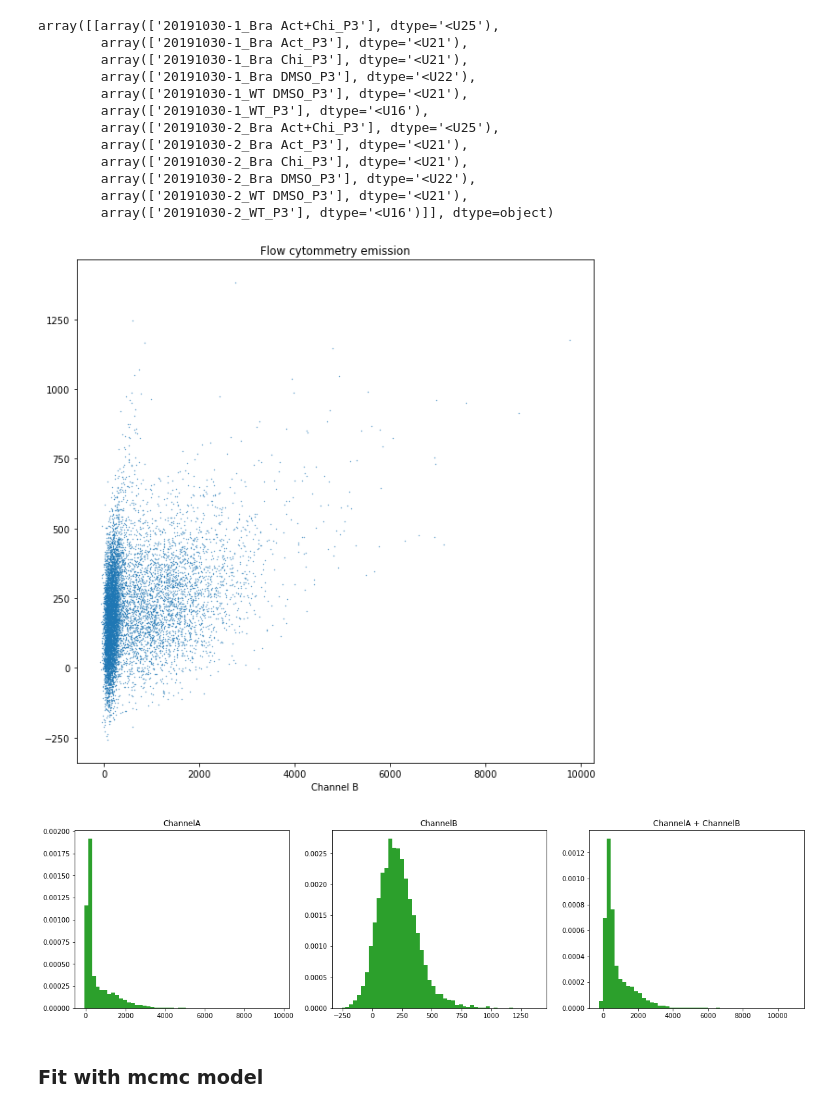
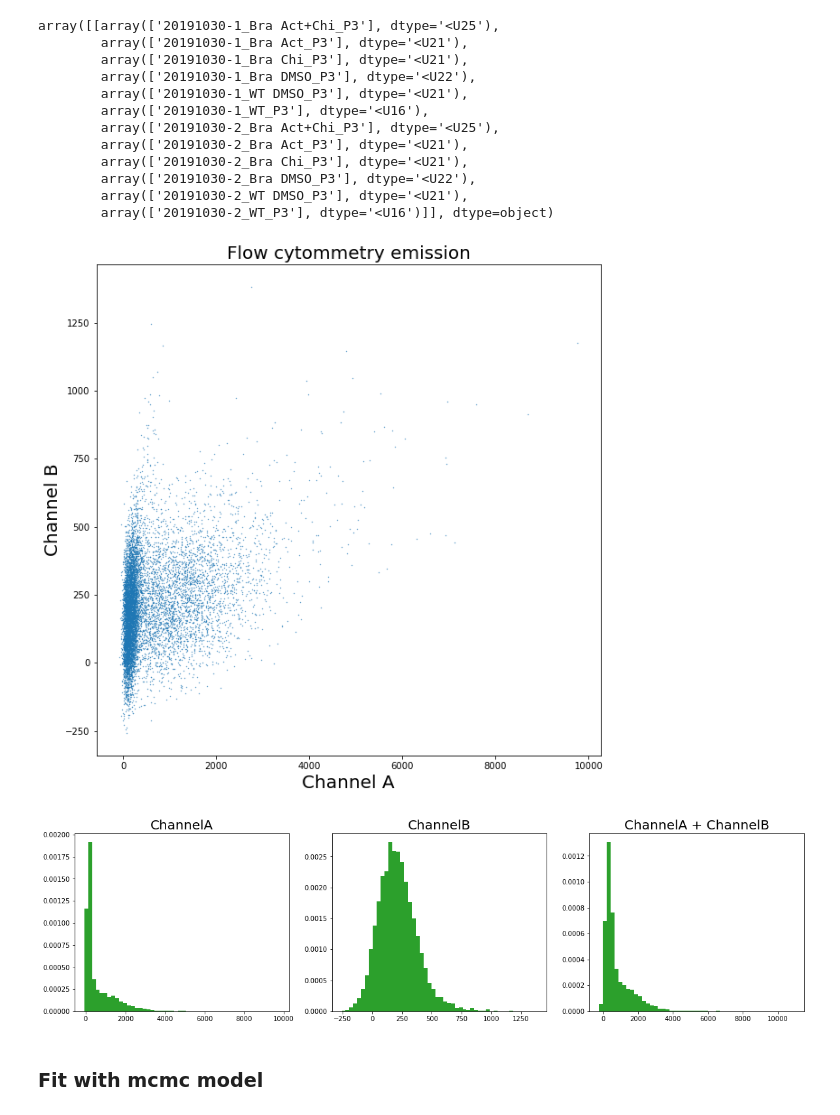
Before and after one commit to dsb-lab/gd2dist, a Jupyter notebook: examples/paper/Paper_analysis.ipynb, the cells around one changed output. Drawn from its saved outputs; the diff is of its cells as text; code cells hidden in the pictures.

```diff
--- a/examples/paper/Paper_analysis.ipynb
+++ b/examples/paper/Paper_analysis.ipynb
@@ -207,41 +210,41 @@ array([[array(['20191030-1_Bra Act+Chi_P3'], dtype='<U25'),
         array(['20191030-2_WT DMSO_P3'], dtype='<U21'),
         array(['20191030-2_WT_P3'], dtype='<U16')]], dtype=object)
 # %%
-channel1 = loadmat("Data/Real analysis/20191030_FITCA.mat")["intensity"][:,0]
-channel1c = loadmat("Data/Real analysis/20191030_FITCA.mat")["intensity"][:,6]
-channel2 = loadmat("Data/Real analysis/20191030_PerCP-Cy5-5-A.mat")["intensity"][:,0]
-channel2c = loadmat("Data/Real analysis/20191030_PerCP-Cy5-5-A.mat")["intensity"][:,6]
+channel1 = loadmat("Data/Real_1_multichannel/20191030_FITCA.mat")["intensity"][:,0]
+channel1c = loadmat("Data/Real_1_multichannel/20191030_FITCA.mat")["intensity"][:,6]
+channel2 = loadmat("Data/Real_1_multichannel/20191030_PerCP-Cy5-5-A.mat")["intensity"][:,0]
+channel2c = loadmat("Data/Real_1_multichannel/20191030_PerCP-Cy5-5-A.mat")["intensity"][:,6]
 # %%
 fig,ax = plt.subplots(1,1,figsize=[10,10])
 ax.scatter(channel1,channel2,s=0.1)
-ax.set_title("Flow cytommetry emission")
-ax.set_xlabel("Channel A")
-ax.set_xlabel("Channel B")
+ax.set_title("Flow cytommetry emission",fontsize=20)
+ax.set_xlabel("Channel A",fontsize=20)
+ax.set_ylabel("Channel B",fontsize=20)
 
-fig.savefig("Output/RealDataset1_scatterplot.png",bbox_inches="tight")
+fig.savefig("Output/Plots/RealDataset1_scatterplot.png",bbox_inches="tight")
 # %% [output]
-[figure, old version]
+[figure, new version]
 # %%
 fig,ax = plt.subplots(1,3,figsize=[20,5])
 ax[0].hist(channel1,bins=50,density=True,label="convolution")
 ax[0].hist(channel1,bins=50,density=True,label="convolution")
 ax[0].hist(channel1,bins=50,density=True,label="convolution")
-ax[0].set_title("ChannelA")
+ax[0].set_title("ChannelA",fontsize=20)
 
 ax[1].hist(channel2,bins=50,density=True,label="convolution")
 ax[1].hist(channel2,bins=50,density=True,label="convolution")
 ax[1].hist(channel2,bins=50,density=True,label="convolution")
-ax[1].set_title("ChannelB")
+ax[1].set_title("ChannelB",fontsize=20)
 
 ax[2].hist(channel1+channel2,bins=50,density=True,label="convolution")
 ax[2].hist(channel1+channel2,bins=50,density=True,label="convolution")
 ax[2].hist(channel1+channel2,bins=50,density=True,label="convolution")
-ax[2].set_title("ChannelA + ChannelB")
+ax[2].set_title("ChannelA + ChannelB",fontsize=20)
 
 fig.show()
-fig.savefig("Output/RealDataset1_dists.png",bbox_inches="tight")
+fig.savefig("Output/Plots/RealDataset1_dists.png",bbox_inches="tight")
 # %% [output]
-[figure, old version]
+[figure, new version]
 # %% [markdown]
 ### Fit with mcmc model
 # %%
```
Also changed, not shown: parts of 16 cells of this notebook, 13 other files.
